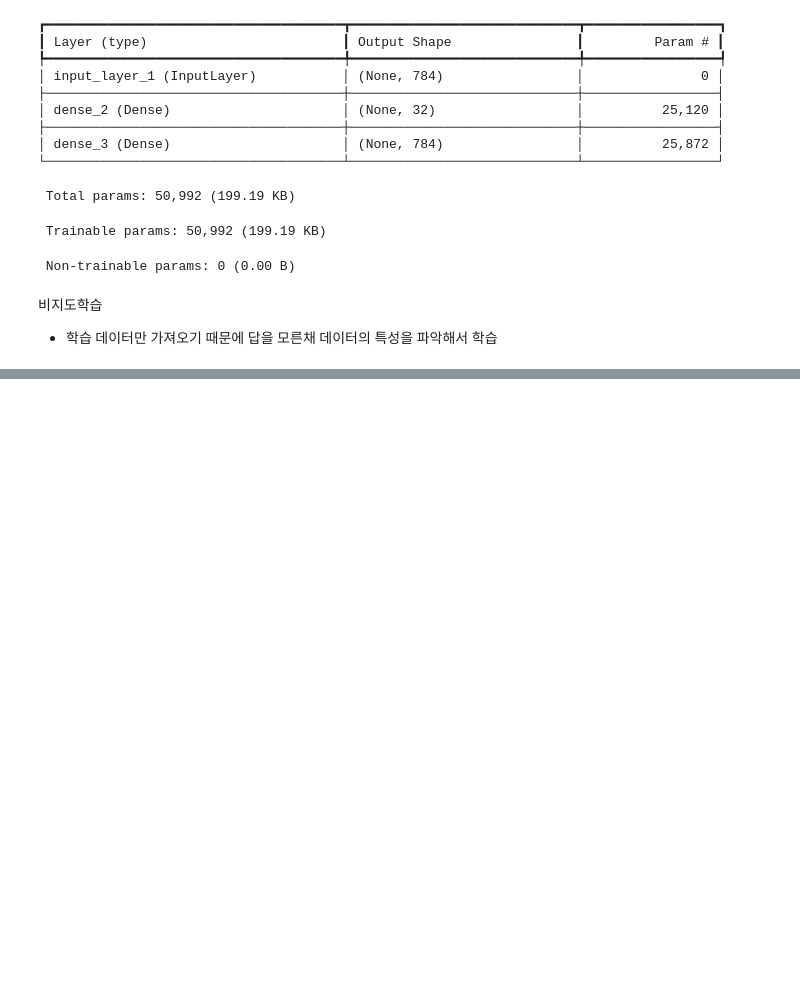
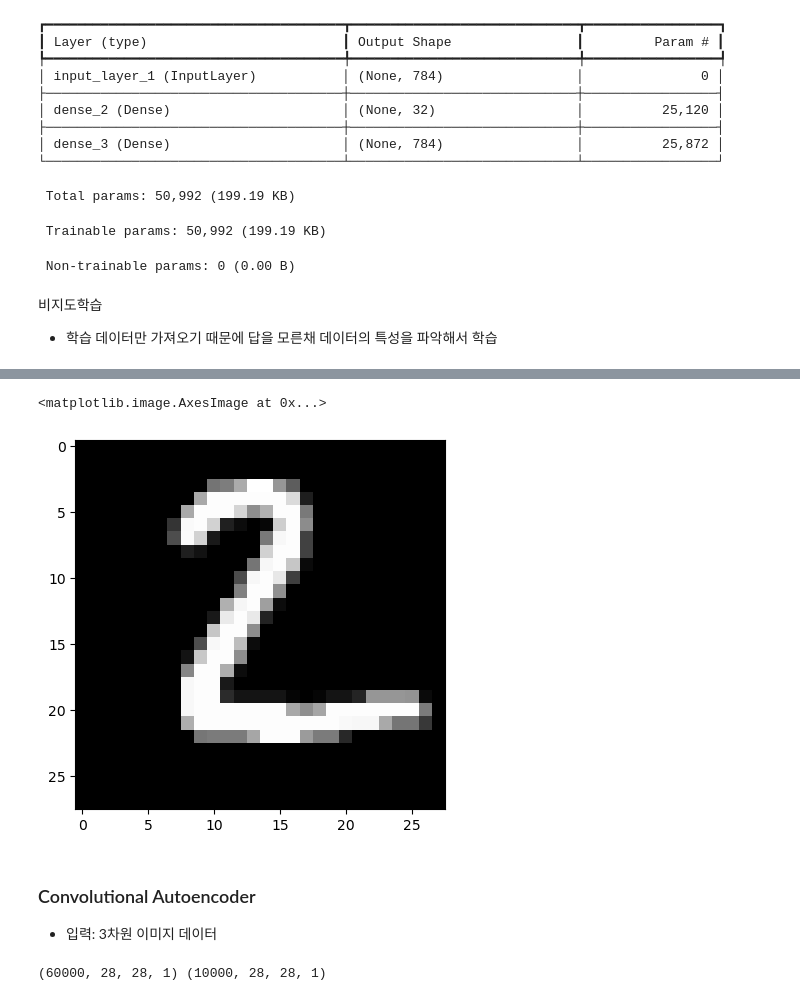
Before and after one commit to digicope/tf_lab09, a Jupyter notebook: 04_이미지 생성/02_AutoEncoder.ipynb, the cells around one changed output, grey strips where cells are left out. Drawn from its saved outputs; the diff is of its cells as text; code cells hidden in the pictures; blank space fills up the shorter version.

```diff
--- a/04_이미지 생성/02_AutoEncoder.ipynb
+++ b/04_이미지 생성/02_AutoEncoder.ipynb
@@ -81,0 +227,19 @@ Epoch 4/50
+# %%
+plt.imshow(X_test[1].reshape(28,28),cmap='gray') #원본
+# %% [output]
+<matplotlib.image.AxesImage at 0x...>
+[figure, added]
+# %% [markdown]
+### Convolutional Autoencoder
+ - 입력: 3차원 이미지 데이터
+# %%
+(X_train,_),(X_test,_) = tf.keras.datasets.mnist.load_data()
+
+X_train = X_train.reshape(-1,28,28,1)
+X_train = X_train/255.
+
+X_test = X_test.reshape(-1,28,28,1)
+X_test = X_test/255.
+print(X_train.shape,X_test.shape)
+# %% [output]
+(60000, 28, 28, 1) (10000, 28, 28, 1)
```
Also changed, not shown: parts of 26 cells of this notebook.
